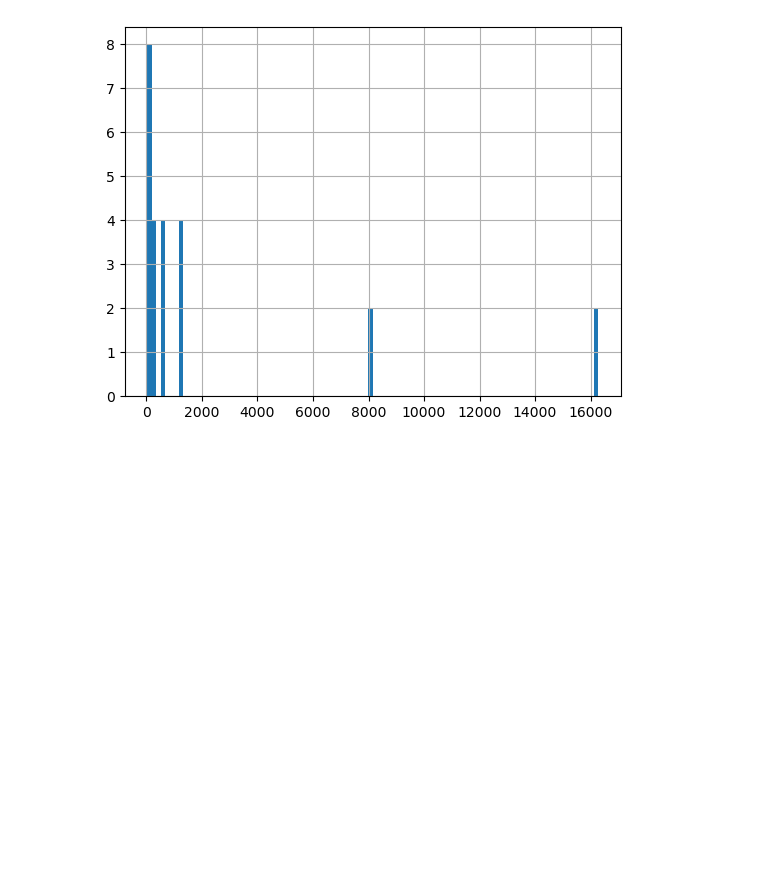
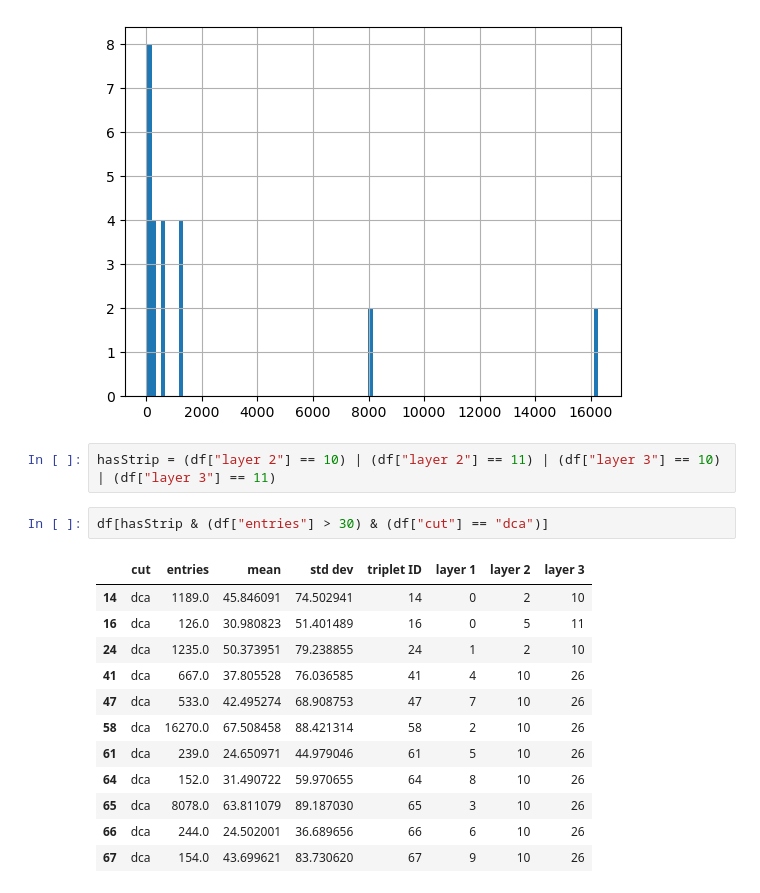
Before and after one commit to CarstenHensel/CAStripTools, a Jupyter notebook: ThetaDCA_Analyzer.ipynb, the cells around one changed output. Saved outputs shown, nothing was run; the diff lists cells and outputs as text; blank space fills up the shorter version.

```diff
--- a/ThetaDCA_Analyzer.ipynb
+++ b/ThetaDCA_Analyzer.ipynb
@@ -171,3 +171,20 @@ df[(df["layer 2"] == 10) | (df["layer 2"] == 11) | (df["layer 3"] == 10) | (df["
 # %% [output]
 <Axes: >
 [figure]
+# %%
+hasStrip = (df["layer 2"] == 10) | (df["layer 2"] == 11) | (df["layer 3"] == 10) | (df["layer 3"] == 11)
+# %%
+df[hasStrip & (df["entries"] > 30) & (df["cut"] == "dca")]
+# %% [output]
+|  | cut | entries | mean | std dev | triplet ID | layer 1 | layer 2 | layer 3 |
+| 14 | dca | 1189.0 | 45.846091 | 74.502941 | 14 | 0 | 2 | 10 |
+| 16 | dca | 126.0 | 30.980823 | 51.401489 | 16 | 0 | 5 | 11 |
+| 24 | dca | 1235.0 | 50.373951 | 79.238855 | 24 | 1 | 2 | 10 |
+| 41 | dca | 667.0 | 37.805528 | 76.036585 | 41 | 4 | 10 | 26 |
+| 47 | dca | 533.0 | 42.495274 | 68.908753 | 47 | 7 | 10 | 26 |
+| 58 | dca | 16270.0 | 67.508458 | 88.421314 | 58 | 2 | 10 | 26 |
+| 61 | dca | 239.0 | 24.650971 | 44.979046 | 61 | 5 | 10 | 26 |
+| 64 | dca | 152.0 | 31.490722 | 59.970655 | 64 | 8 | 10 | 26 |
+| 65 | dca | 8078.0 | 63.811079 | 89.187030 | 65 | 3 | 10 | 26 |
+| 66 | dca | 244.0 | 24.502001 | 36.689656 | 66 | 6 | 10 | 26 |
+| 67 | dca | 154.0 | 43.699621 | 83.730620 | 67 | 9 | 10 | 26 |
```
Also changed, not shown: parts of 1 cell of this notebook.
